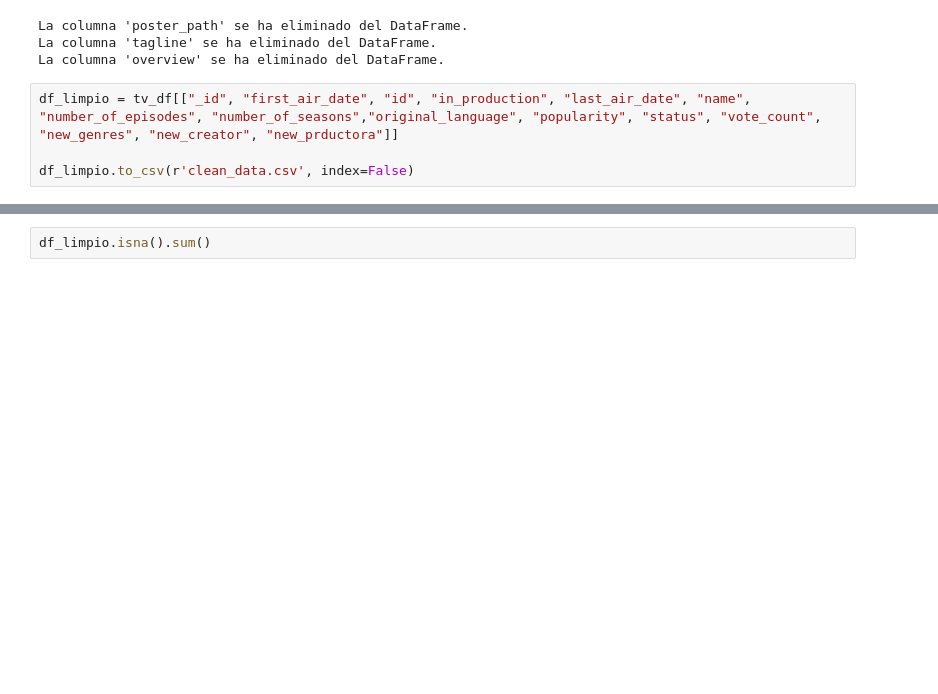
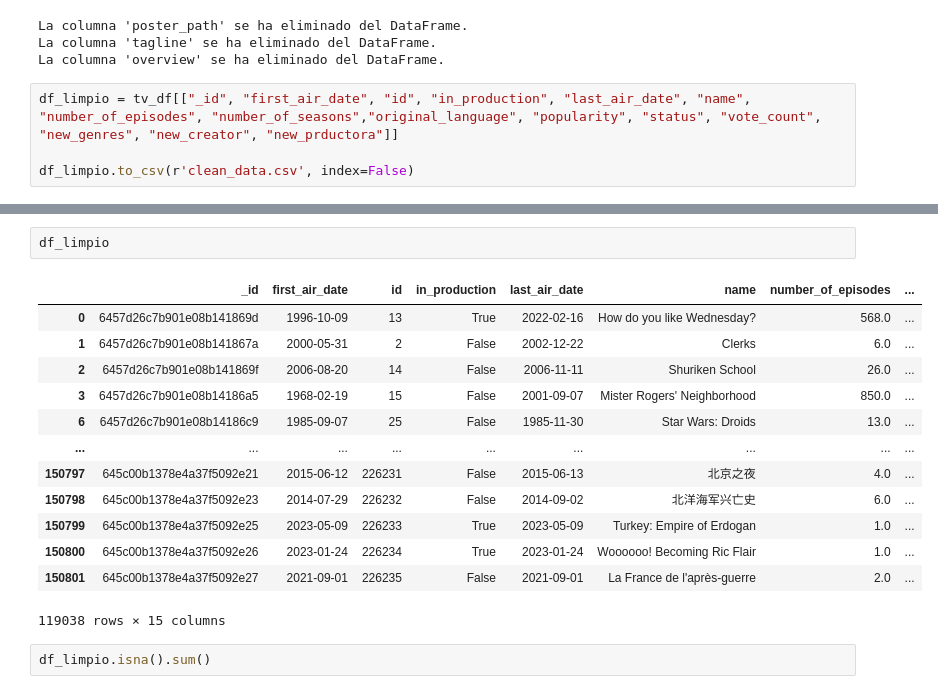
Before and after one commit to GammaTechData/Challenge-3_Limpieza-con-Pandas, a Jupyter notebook: main.ipynb, the cells around one changed output, grey strips where cells are left out. Drawn from its saved outputs; the diff is of its cells as text; blank space fills up the shorter version.

```diff
--- a/main.ipynb
+++ b/main.ipynb
@@ -138,3 +137,19 @@ memory usage: 17.3+ MB
+# %%
+df_limpio
+# %% [output]
+|  | _id | first_air_date | id | in_production | last_air_date | name | number_of_episodes | ... |
+| 0 | 6457d26c7b901e08b141869d | 1996-10-09 | 13 | True | 2022-02-16 | How do you like Wednesday? | 568.0 | ... |
+| 1 | 6457d26c7b901e08b141867a | 2000-05-31 | 2 | False | 2002-12-22 | Clerks | 6.0 | ... |
+| 2 | 6457d26c7b901e08b141869f | 2006-08-20 | 14 | False | 2006-11-11 | Shuriken School | 26.0 | ... |
+| 3 | 6457d26c7b901e08b14186a5 | 1968-02-19 | 15 | False | 2001-09-07 | Mister Rogers' Neighborhood | 850.0 | ... |
+| 6 | 6457d26c7b901e08b14186c9 | 1985-09-07 | 25 | False | 1985-11-30 | Star Wars: Droids | 13.0 | ... |
+| ... | ... | ... | ... | ... | ... | ... | ... | ... |
+| 150797 | 645c00b1378e4a37f5092e21 | 2015-06-12 | 226231 | False | 2015-06-13 | 北京之夜 | 4.0 | ... |
+| 150798 | 645c00b1378e4a37f5092e23 | 2014-07-29 | 226232 | False | 2014-09-02 | 北洋海军兴亡史 | 6.0 | ... |
+| 150799 | 645c00b1378e4a37f5092e25 | 2023-05-09 | 226233 | True | 2023-05-09 | Turkey: Empire of Erdogan | 1.0 | ... |
+| 150800 | 645c00b1378e4a37f5092e26 | 2023-01-24 | 226234 | True | 2023-01-24 | Woooooo! Becoming Ric Flair | 1.0 | ... |
+| 150801 | 645c00b1378e4a37f5092e27 | 2021-09-01 | 226235 | False | 2021-09-01 | La France de l'après-guerre | 2.0 | ... |
+119038 rows × 15 columns
 # %%
 df_limpio.isna().sum()
 # %% [output]
```
Also changed, not shown: parts of 11 cells of this notebook, 1 other file.
